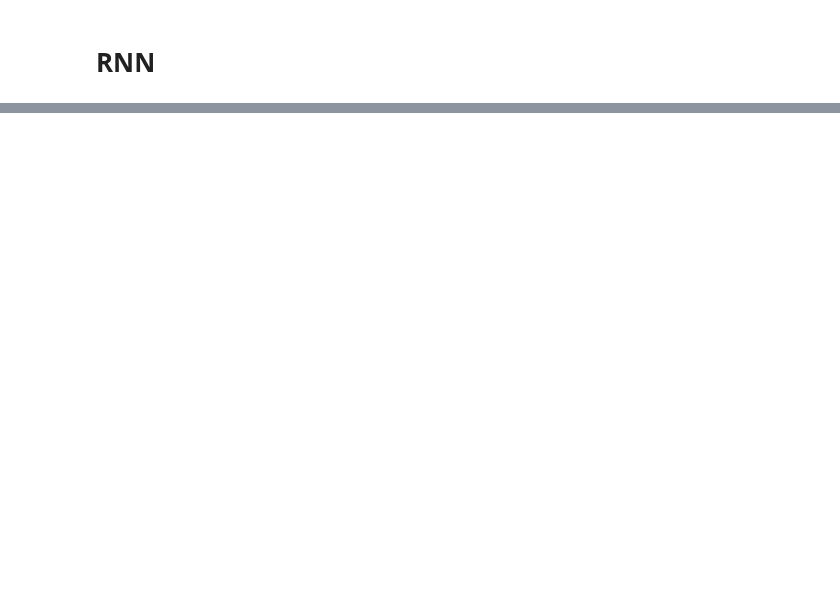
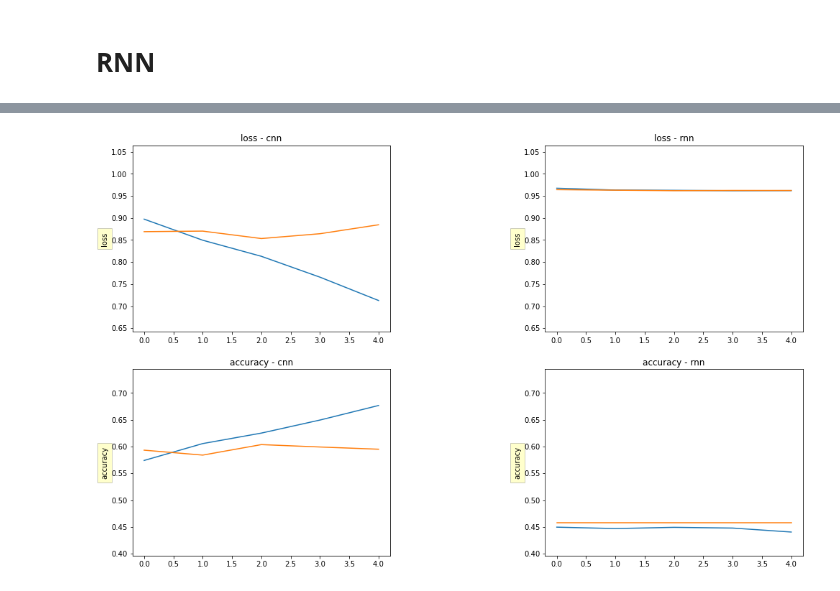
Before and after one commit to peeti-sriwongsanguan/multiclassification, a Jupyter notebook: text_class_proj.ipynb, the cells around one changed output, grey strips where cells are left out. Saved outputs shown, nothing was run; the diff lists cells and outputs as text; code cells hidden in the pictures; blank space fills up the shorter version.

```diff
--- a/text_class_proj.ipynb
+++ b/text_class_proj.ipynb
@@ -501,0 +529,11 @@ Epoch 5/5
+# %%
+rnn_dim = 100
+dense_layer_dims = [100]
+dropout_rate = 0.5
+num_classes = 3
+rnn_model = build_rnn_model(num_classes,
+                            rnn_dim,
+                            dense_layer_dims,
+                            dropout_rate,
+                            embeddings_trainable=False)
+keras.utils.plot_model(rnn_model, show_shapes=True, dpi=90)
@@ -501,0 +544,7 @@ Epoch 5/5
+# %%
+rnn_history = rnn_model.fit(train_input,
+                          dummy_train_y,
+                          validation_data=(test_input, dummy_test_y),
+                          batch_size=32,
+                          epochs=5
+                            )
@@ -501,0 +562,14 @@ Epoch 5/5
+# %%
+fig, axs = plt.subplots(2, 2)
+fig.subplots_adjust(left=0.2, wspace=0.6)
+make_plot(axs,
+          cnn_history,
+          rnn_history,
+          model_1_name='cnn',
+          model_2_name='rnn')
+
+fig.align_ylabels(axs[:, 1])
+fig.set_size_inches(18.5, 10.5)
+plt.show()
+# %% [output]
+[figure, added]
```
Also changed, not shown: parts of 4 cells of this notebook.
